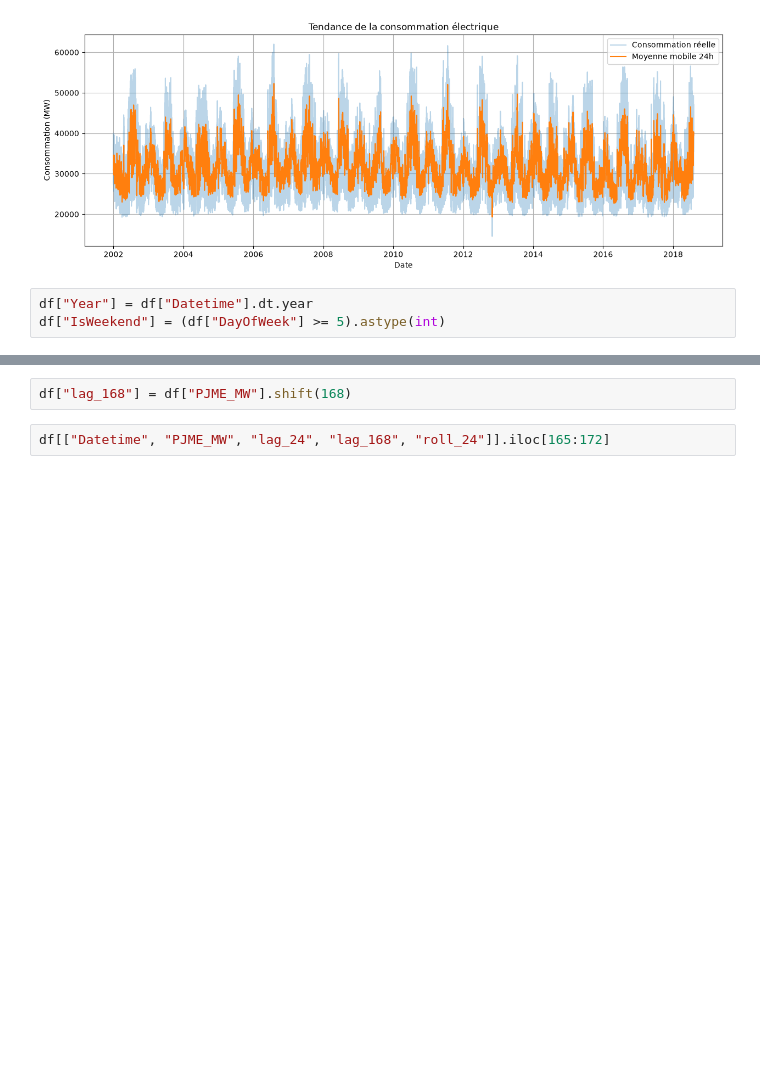
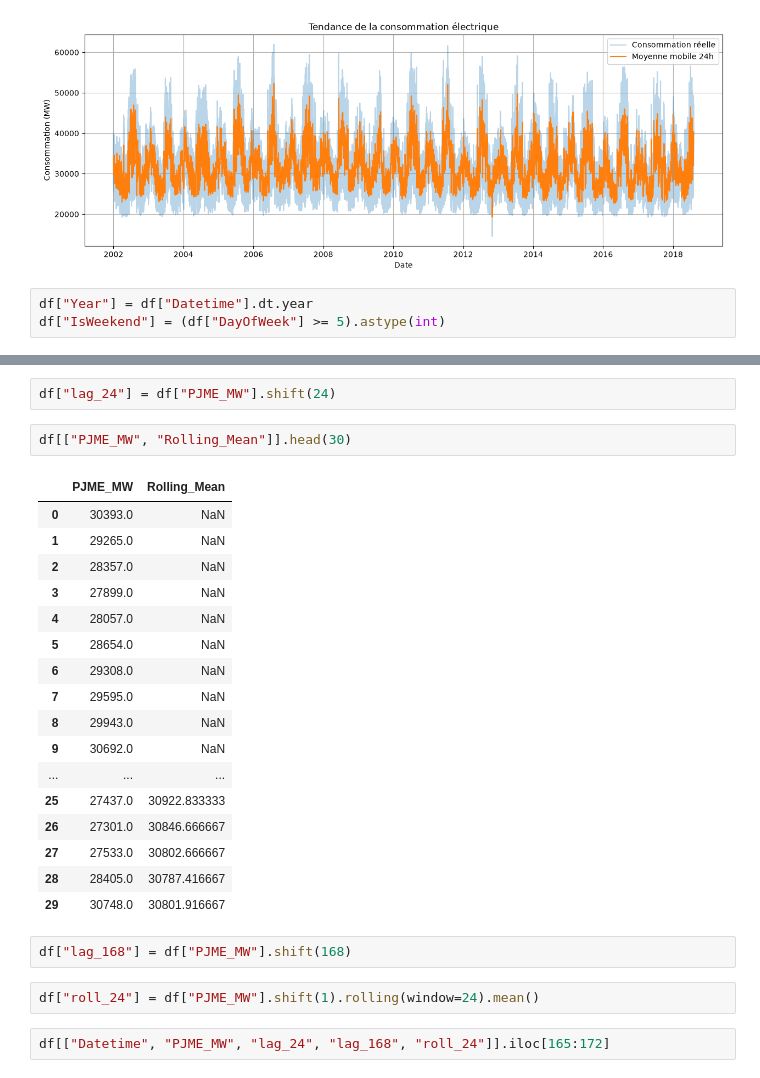
Before and after one commit to safaacht/power_forecast, a Jupyter notebook: notebook/pjme_hourly.ipynb, the cells around one changed output, grey strips where cells are left out. Drawn from its saved outputs; the diff is of its cells as text; blank space fills up the shorter version.

```diff
--- a/notebook/pjme_hourly.ipynb
+++ b/notebook/pjme_hourly.ipynb
@@ -239,5 +262,29 @@ df.head(24)
+# %%
+df["lag_24"] = df["PJME_MW"].shift(24)
+# %%
+df[["PJME_MW", "Rolling_Mean"]].head(30)
+# %% [output]
+|  | PJME_MW | Rolling_Mean |
+| 0 | 30393.0 | NaN |
+| 1 | 29265.0 | NaN |
+| 2 | 28357.0 | NaN |
+| 3 | 27899.0 | NaN |
+| 4 | 28057.0 | NaN |
+| 5 | 28654.0 | NaN |
+| 6 | 29308.0 | NaN |
+| 7 | 29595.0 | NaN |
+| 8 | 29943.0 | NaN |
+| 9 | 30692.0 | NaN |
+| ... | ... | ... |
+| 25 | 27437.0 | 30922.833333 |
+| 26 | 27301.0 | 30846.666667 |
+| 27 | 27533.0 | 30802.666667 |
+| 28 | 28405.0 | 30787.416667 |
+| 29 | 30748.0 | 30801.916667 |
 # %%
 df["lag_168"] = df["PJME_MW"].shift(168)
+# %%
+df["roll_24"] = df["PJME_MW"].shift(1).rolling(window=24).mean()
 # %%
 df[["Datetime", "PJME_MW", "lag_24", "lag_168", "roll_24"]].iloc[165:172]
 # %% [output]
```
Also changed, not shown: parts of 8 cells of this notebook.
